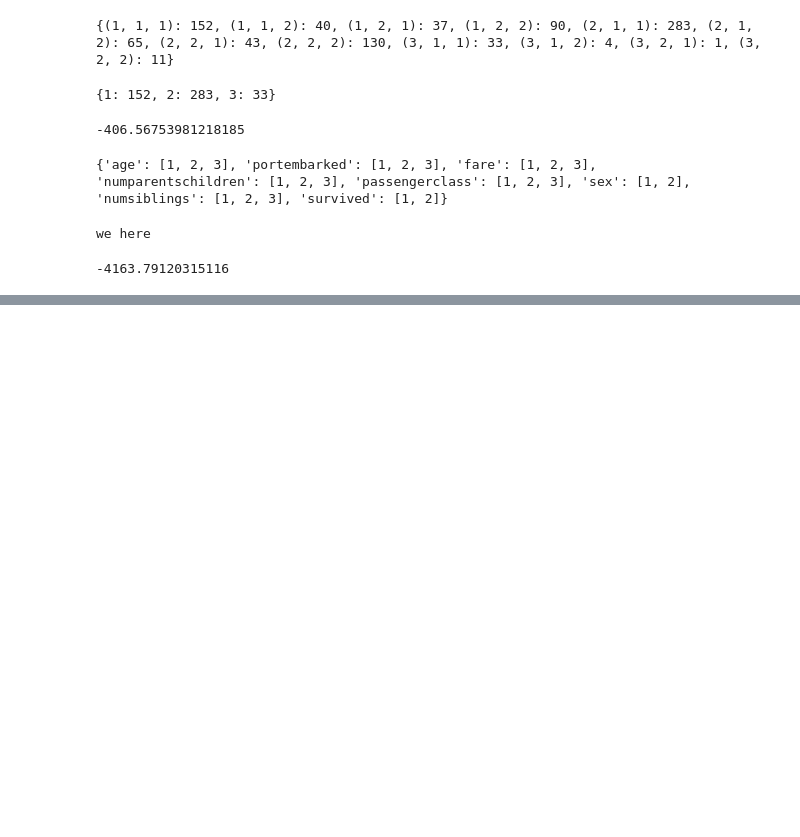
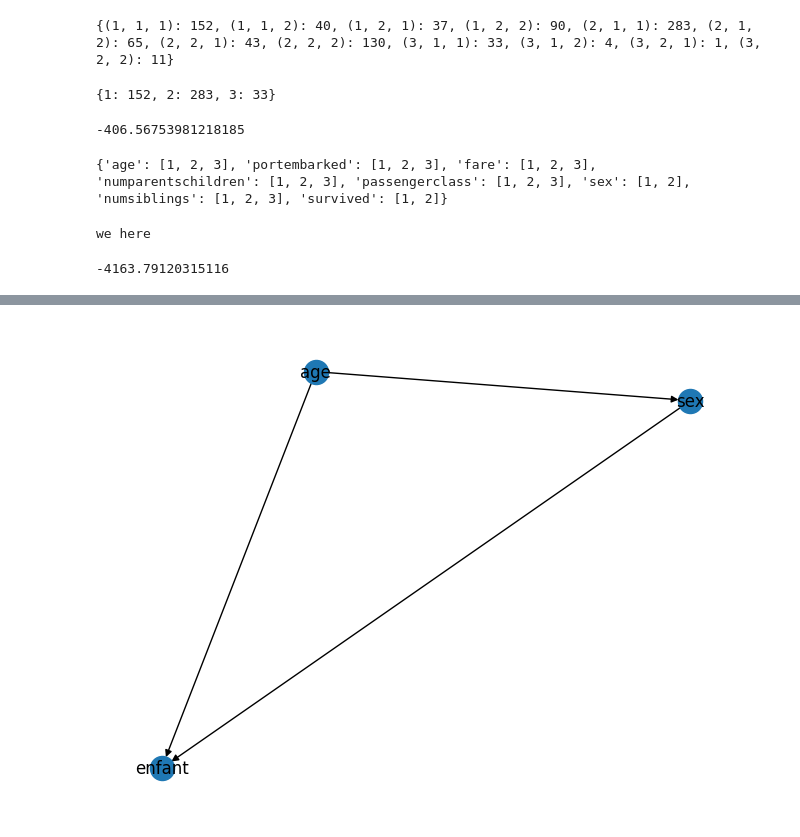
Before and after one commit to Mehdi-Inane/Bayesian_network, a Jupyter notebook: projet_decision.ipynb, the cells around one changed output, grey strips where cells are left out. Cells and saved outputs as stored; diff of their text form; code cells hidden in the pictures; blank space fills up the shorter version.

```diff
--- a/projet_decision.ipynb
+++ b/projet_decision.ipynb
@@ -342,0 +479,8 @@ optimal_network.show_network()
+# %%
+data2 = pd.read_csv("data/test.csv")
+variable_values = get_variable_values(data2)
+other_network = BayesianNetwork(list(variable_values.keys()),[("age","sex"),("age","enfant"),("sex","enfant")])
+
+other_network.show_network()
+# %% [output]
+[figure, added]
```
Also changed, not shown: parts of 14 cells of this notebook, 18 other files.
